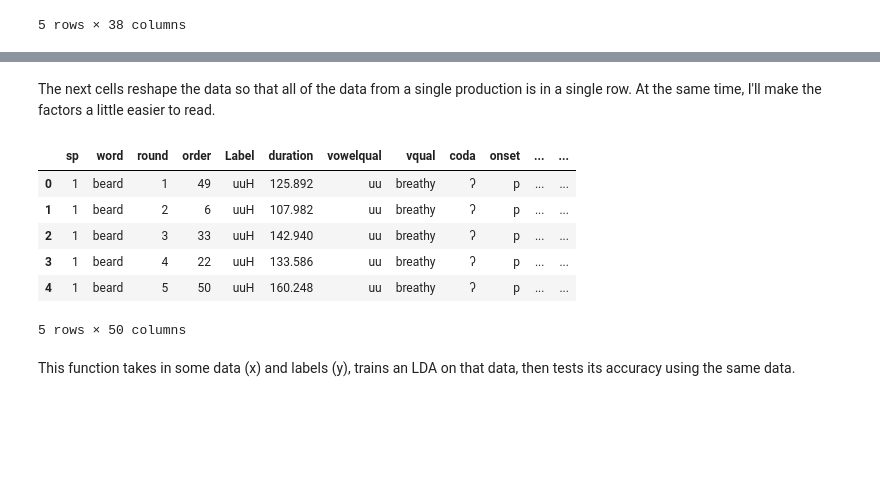
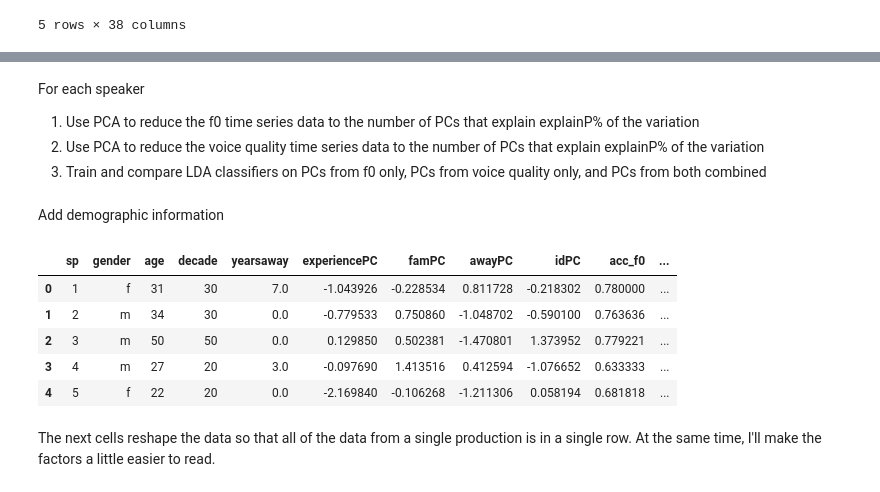
Before and after one commit to susanlinucb/kuy_production, a Jupyter notebook: LDA_accuracy.ipynb, the cells around one changed output, grey strips where cells are left out. Drawn from its saved outputs; the diff is of its cells as text; code cells hidden in the pictures; blank space fills up the shorter version.

Commit message:
modified analysis to include a pre-LDA reduction using PCA; added a few qol variables

```diff
--- a/LDA_accuracy.ipynb
+++ b/LDA_accuracy.ipynb
@@ -19,0 +61,13 @@ df.head()
+# %%
+timedf = df[df.timepoint==2][['sp','word','round','order','Label','duration', 'vowelqual', 'vqual', 'coda', 'onset']+factors_short]
+timedf = timedf.rename(columns={"f0":"f0_2", "H1c":"H1c_2", "H1H2c":"H1H2c_2", "H1A1c":"H1A1c_2", "H1A2c":"H1A2c_2", "H1A3c":"H1A3c_2",
+                                "CPP":"CPP_2", "F1":"F1_2"})
+
+# this reduces the number of timepoints from 20 to 5, just to make things more manageable
+for i in range(2,10):
+    tmp = df[df.timepoint==i*2][['sp','word','round','order']+factors_short]
+    tmp.columns = ['sp','word','round','order']+[f+'_'+str(i*2) for f in factors_short]
+    timedf = timedf.merge(tmp)
+
+timedf = timedf.dropna()
+timedf.head()
@@ -19,0 +102,5 @@ df.head()
+# %% [markdown]
+For each speaker
+1. Use PCA to reduce the f0 time series data to the number of PCs that explain explainP% of the variation
+1. Use PCA to reduce the voice quality time series data to the number of PCs that explain explainP% of the variation
+1. Train and compare LDA classifiers on PCs from f0 only, PCs from voice quality only, and PCs from both combined
@@ -20,2 +151,15 @@ df.head()
+# %% [markdown]
+Add demographic information
+# %%
+resultsdf = socialdf.merge(accdf)
+resultsdf.decade = resultsdf.decade.astype(str)
+resultsdf.head()
+# %% [output]
+|  | sp | gender | age | decade | yearsaway | experiencePC | famPC | awayPC | idPC | acc_f0 | ... |
+| 0 | 1 | f | 31 | 30 | 7.0 | -1.043926 | -0.228534 | 0.811728 | -0.218302 | 0.780000 | ... |
+| 1 | 2 | m | 34 | 30 | 0.0 | -0.779533 | 0.750860 | -1.048702 | -0.590100 | 0.763636 | ... |
+| 2 | 3 | m | 50 | 50 | 0.0 | 0.129850 | 0.502381 | -1.470801 | 1.373952 | 0.779221 | ... |
+| 3 | 4 | m | 27 | 20 | 3.0 | -0.097690 | 1.413516 | 0.412594 | -1.076652 | 0.633333 | ... |
+| 4 | 5 | f | 22 | 20 | 0.0 | -2.169840 | -0.106268 | -1.211306 | 0.058194 | 0.681818 | ... |
 # %% [markdown]
 The next cells reshape the data so that all of the data from a single production is in a single row.  At the same time, I'll make the factors a little easier to read.
@@ -29,23 +165,0 @@ factors_short = ['f0', 'H1c', 'H1H2c',
-# %%
-t = df[df.timepoint==1][['sp','word','round','order','Label','duration', 'vowelqual', 'vqual', 'coda', 'onset']+factors]
-t = t.rename(columns={"f0ST_means_scaled":"f0_2", "H1c_means_scaled":"H1c_2", "H1H2c_means_scaled":"H1H2c_2",
-                 "H1A1c_means_scaled":"H1A1c_2", "H1A2c_means_scaled":"H1A2c_2", "H1A3c_means_scaled":"H1A3c_2",
-                 "CPP_means_scaled":"CPP_2", "pF1_means_scaled":"F1_2"})
-
-# this reduces the number of timepoints from 20 to 5, just to make things more manageable
-for i in range(2,6):
-    tmp = df[df.timepoint==4*i-2][['sp','word','round','order']+factors]
-    tmp.columns = ['sp','word','round','order']+[f+'_'+str(4*i-2) for f in factors_short]
-    t = t.merge(tmp)
-
-t.head()
-# %% [output]
-|  | sp | word | round | order | Label | duration | vowelqual | vqual | coda | onset | ... | ... |
-| 0 | 1 | beard | 1 | 49 | uuH | 125.892 | uu | breathy | ʔ | p | ... | ... |
-| 1 | 1 | beard | 2 | 6 | uuH | 107.982 | uu | breathy | ʔ | p | ... | ... |
-| 2 | 1 | beard | 3 | 33 | uuH | 142.940 | uu | breathy | ʔ | p | ... | ... |
-| 3 | 1 | beard | 4 | 22 | uuH | 133.586 | uu | breathy | ʔ | p | ... | ... |
-| 4 | 1 | beard | 5 | 50 | uuH | 160.248 | uu | breathy | ʔ | p | ... | ... |
-5 rows × 50 columns
-# %% [markdown]
-This function takes in some data (x) and labels (y), trains an LDA on that data, then tests its accuracy using the same data.
```
Also changed, not shown: parts of 27 cells of this notebook.
